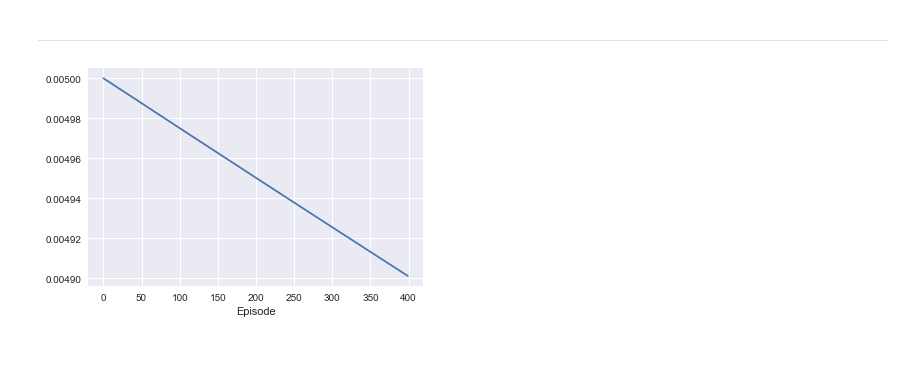
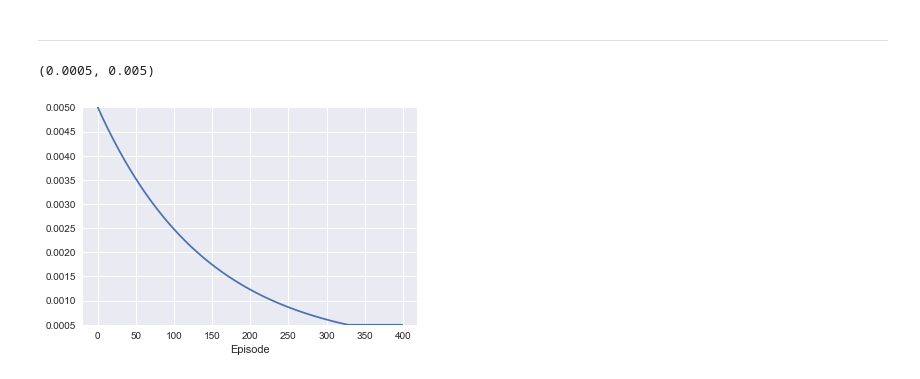
Before and after one commit to stefan-niculae/lunar-rainbow, a Jupyter notebook: visualize-results.ipynb, the cells around one changed output. Cells and saved outputs as stored; diff of their text form; code cells hidden in the pictures; blank space fills up the shorter version.

Commit message:
Add hyper-param optimization

```diff
--- a/visualize-results.ipynb
+++ b/visualize-results.ipynb
@@ -159,6 +189,8 @@ all_prog[(all_prog.env == 'lander') & (all_prog.agent == 'extended') & (all_prog
 # %% [markdown]
 ---
 # %%
-param_decay(400, .005, .99995, .0005)
+param_decay(400, .005, .993, .0005)
+plt.ylim(.0005, .005)
 # %% [output]
+(0.0005, 0.005)
-[figure, old version]
+[figure, new version]
```
Also changed, not shown: parts of 6 cells of this notebook, 7 other files.
